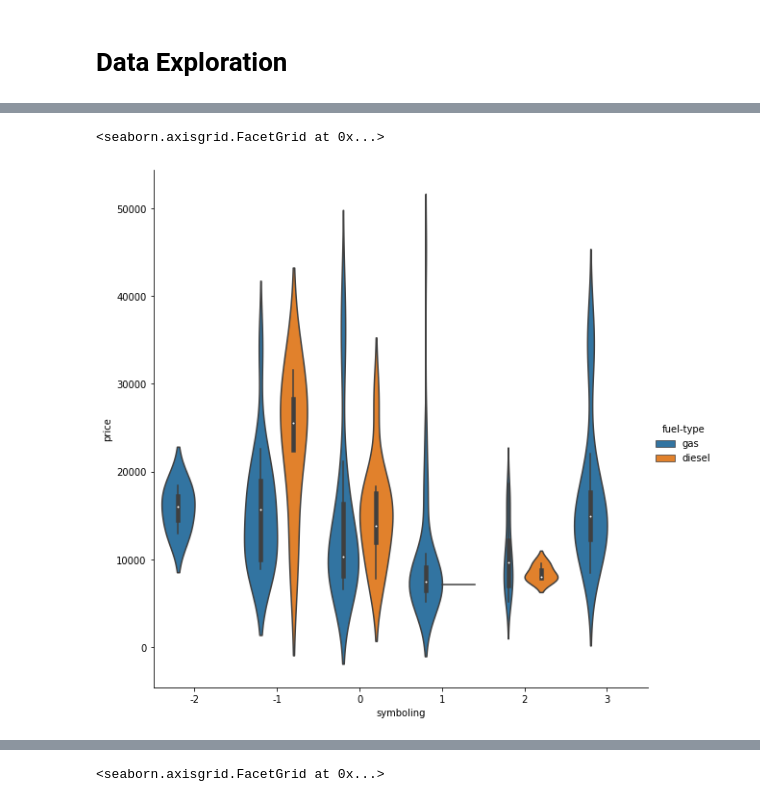
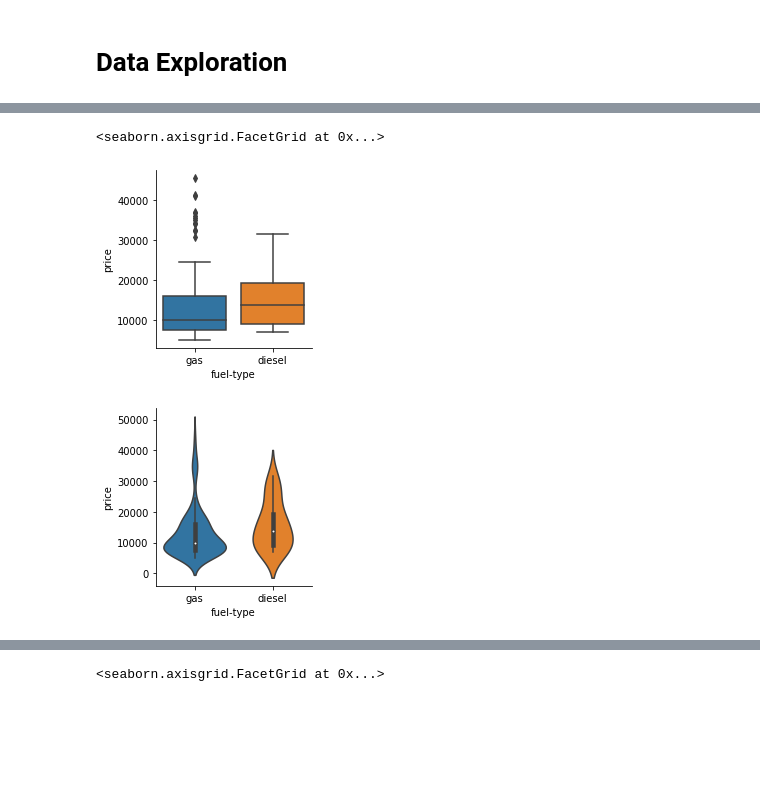
Before and after one commit to xjianlu96/Kaggle-projects-, a Jupyter notebook: car price prediction regression.ipynb, the cells around one changed output, grey strips where cells are left out. Drawn from its saved outputs; the diff is of its cells as text; code cells hidden in the pictures; blank space fills up the shorter version.

```diff
--- a/car price prediction regression.ipynb
+++ b/car price prediction regression.ipynb
@@ -43,5 +46,7 @@ sns.catplot(x="symboling", y="price", data=car,kind="box")
 # %%
-sns.catplot(x="symboling", y="price", data=car,kind="violin",hue="fuel-type",height=8)
+sns.catplot(x="fuel-type", y="price", data=car,kind="box",height=3)
+sns.catplot(x="fuel-type", y="price", data=car,kind="violin",height=3)
 # %% [output]
 <seaborn.axisgrid.FacetGrid at 0x...>
-[figure, old version]
+[figure, new version]
+[figure, added]
```
Also changed, not shown: parts of 46 cells of this notebook.
